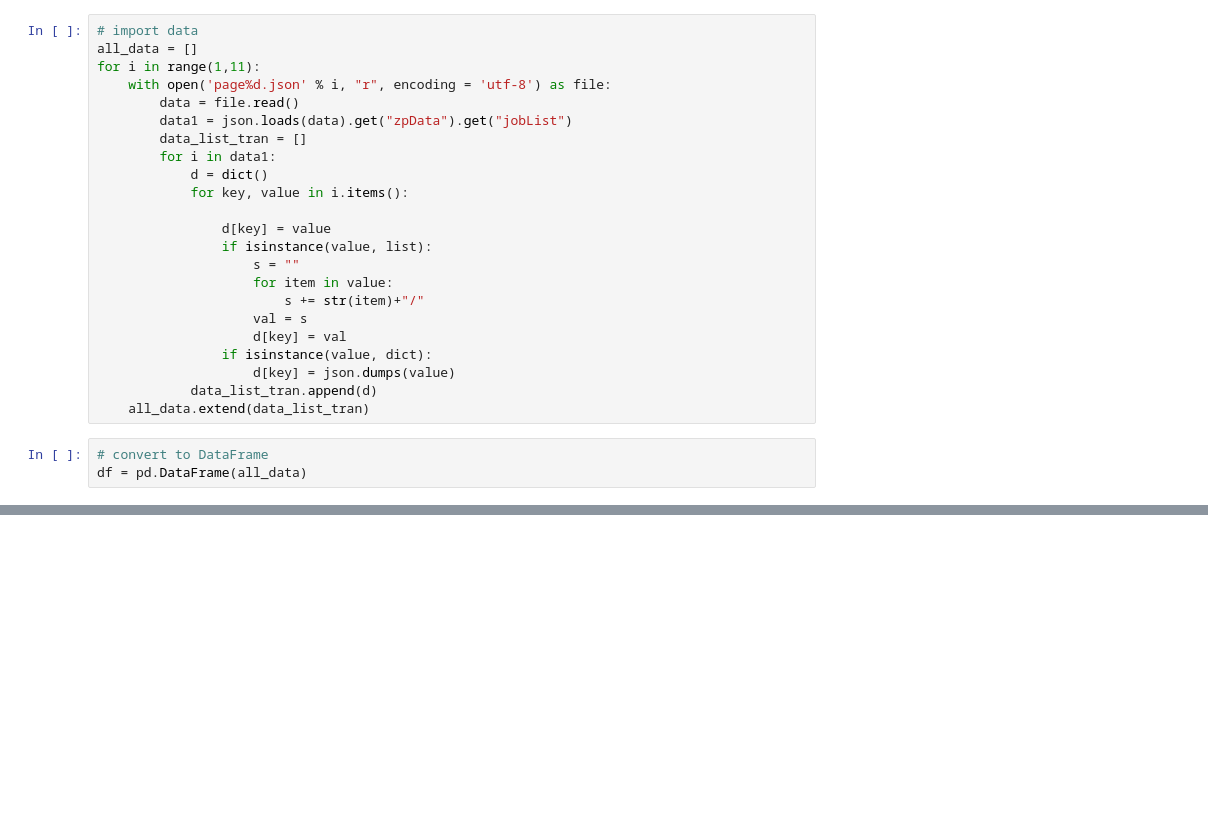
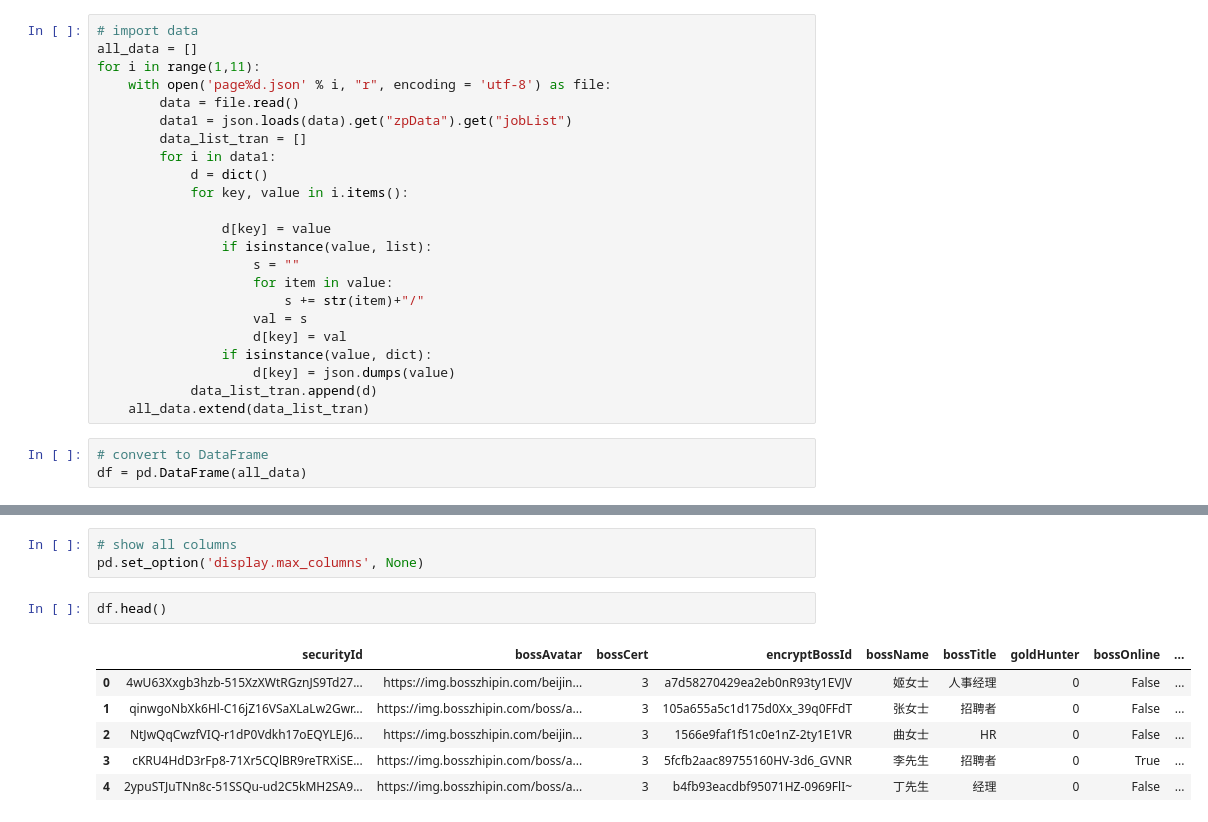
Before and after one commit to shanshanli-nov/BossDataAnalysis, a Jupyter notebook: final_analysis_report.ipynb, the cells around one changed output, grey strips where cells are left out. Drawn from its saved outputs; the diff is of its cells as text; blank space fills up the shorter version.

```diff
--- a/final_analysis_report.ipynb
+++ b/final_analysis_report.ipynb
@@ -33,0 +56,12 @@ df = pd.DataFrame(all_data)
+# %%
+# show all columns
+pd.set_option('display.max_columns', None)
+# %%
+df.head()
+# %% [output]
+|  | securityId | bossAvatar | bossCert | encryptBossId | bossName | bossTitle | goldHunter | bossOnline | ... |
+| 0 | 4wU63Xxgb3hzb-515XzXWtRGznJS9Td27... | https://img.bosszhipin.com/beijin... | 3 | a7d58270429ea2eb0nR93ty1EVJV | 姬女士 | 人事经理 | 0 | False | ... |
+| 1 | qinwgoNbXk6Hl-C16jZ16VSaXLaLw2Gwr... | https://img.bosszhipin.com/boss/a... | 3 | 105a655a5c1d175d0Xx_39q0FFdT | 张女士 | 招聘者 | 0 | False | ... |
+| 2 | NtJwQqCwzfVIQ-r1dP0Vdkh17oEQYLEJ6... | https://img.bosszhipin.com/beijin... | 3 | 1566e9faf1f51c0e1nZ-2ty1E1VR | 曲女士 | HR | 0 | False | ... |
+| 3 | cKRU4HdD3rFp8-71Xr5CQlBR9reTRXiSE... | https://img.bosszhipin.com/boss/a... | 3 | 5fcfb2aac89755160HV-3d6_GVNR | 李先生 | 招聘者 | 0 | True | ... |
+| 4 | 2ypuSTJuTNn8c-51SSQu-ud2C5kMH2SA9... | https://img.bosszhipin.com/boss/a... | 3 | b4fb93eacdbf95071HZ-0969FlI~ | 丁先生 | 经理 | 0 | False | ... |
```
Also changed, not shown: parts of 59 cells of this notebook.
